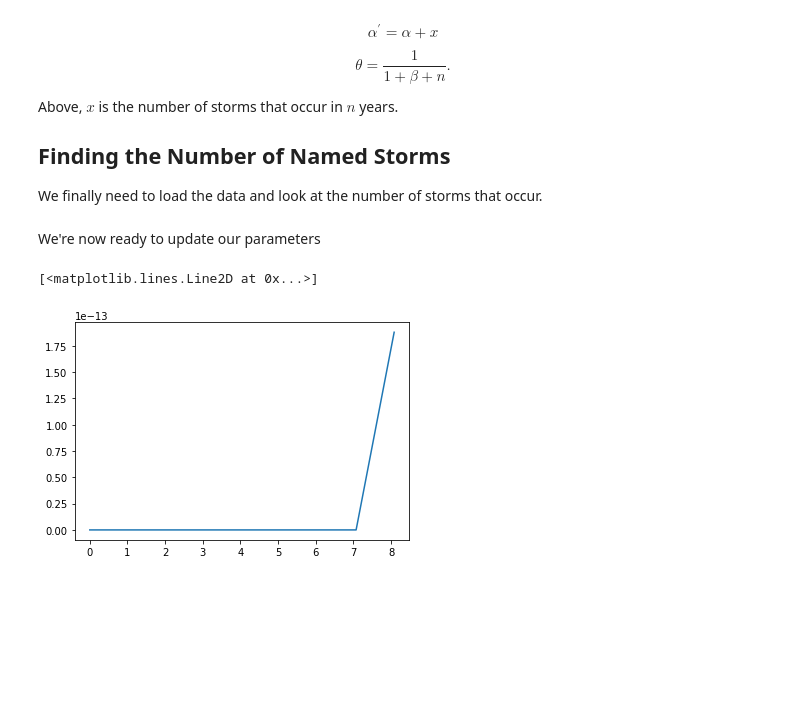
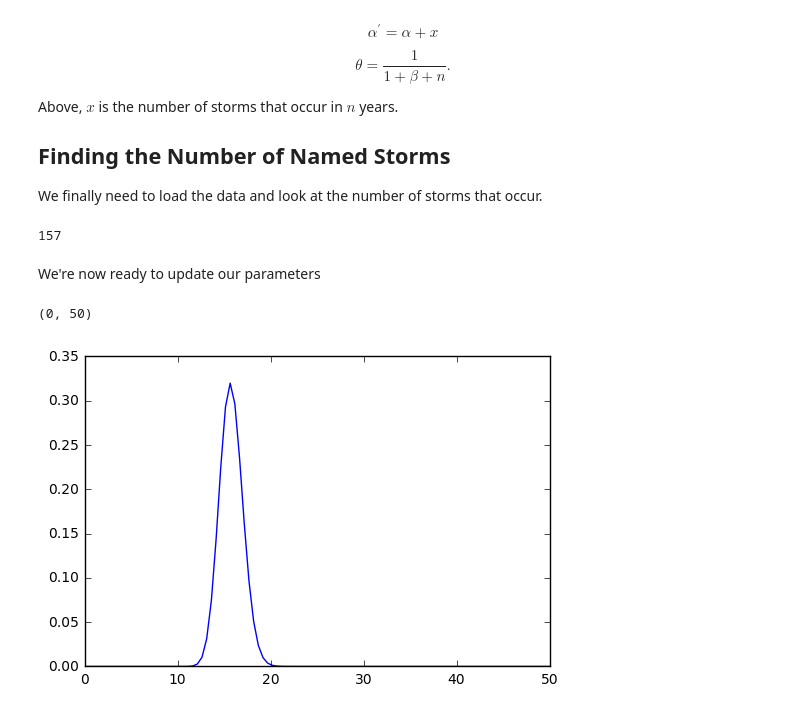
Before and after one commit to edelsonc/hurricane_research, a Jupyter notebook: predictive_lambda.ipynb, the cells around one changed output. Saved outputs shown, nothing was run; the diff lists cells and outputs as text; code cells hidden in the pictures; blank space fills up the shorter version.

Commit message:
Added new thing...you know what I mean...the one with the banana scale

```diff
--- a/predictive_lambda.ipynb
+++ b/predictive_lambda.ipynb
@@ -21,8 +22,8 @@ from matplotlib import pyplot
 def gamma_dist(x, alpha, beta):
     return beta**alpha * x**(alpha - 1) * numpy.exp(-beta*x)/gamma(alpha)
 # %%
-alpha = 4
-beta = 0.25
+alpha = 2
+beta = 0.083333
 x = numpy.linspace(0,50,100)
 g = gamma_dist(x, alpha, beta)
 pyplot.plot(x,g)
@@ -64,16 +65,20 @@ named = hurricane_raw[has_name]
 # create a unique identifier and count the number of names and the number of years
 n_storms = len((named['name'] + named['year'].map(str)).unique())
 n_years = 10
+print(n_storms)
+# %% [output]
+157
 # %% [markdown]
 We're now ready to update our parameters
 # %%
 alpha_p = alpha + n_storms
 beta_p= beta + n_years
 
-x = numpy.linspace(0,100,100)
-nb = gamma_dist(x, alpha_p, beta_p)
+x = numpy.linspace(0,50,100)
+y = g_dist.pdf(x, a=alpha_p, scale=1/beta_p)
 
-pyplot.plot(x, nb)
+pyplot.plot(x, y)
+pyplot.xlim(0,50)
 # %% [output]
-[<matplotlib.lines.Line2D at 0x...>]
+(0, 50)
-[figure, old version]
+[figure, new version]
```
Also changed, not shown: parts of 2 cells of this notebook, 3 other files.
